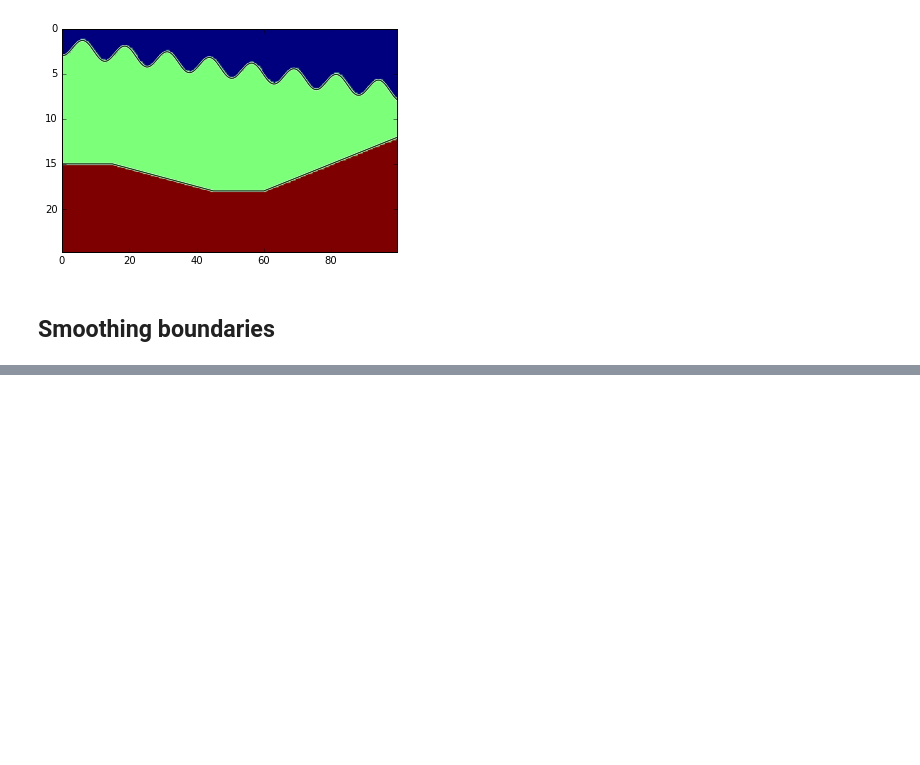
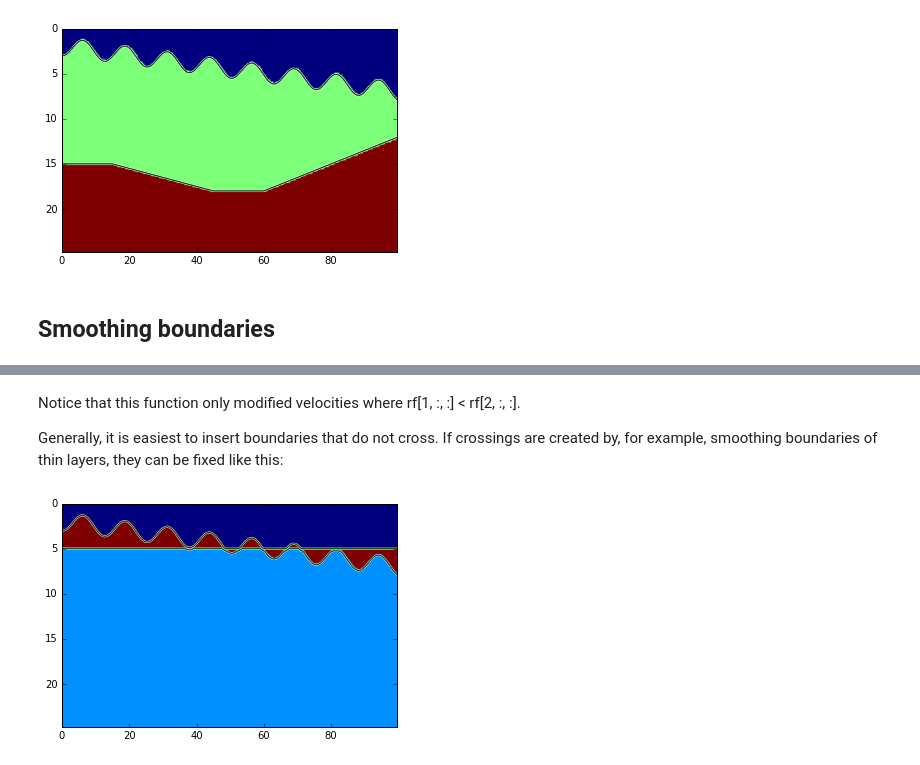
Before and after one commit to rvbelefonte/PyVM, a Jupyter notebook: examples/layer_boundaries.ipynb, the cells around one changed output, grey strips where cells are left out. Saved outputs shown, nothing was run; the diff lists cells and outputs as text; code cells hidden in the pictures; blank space fills up the shorter version.

```diff
--- a/examples/layer_boundaries.ipynb
+++ b/examples/layer_boundaries.ipynb
@@ -81,0 +104,30 @@ vm.plot()
+# %% [markdown]
+Notice that this function only modified velocities where rf[1, :, :] < rf[2, :, :].
+
+Generally, it is easiest to insert boundaries that do not cross. If crossings are created by, for example, smoothing boundaries of thin layers, they can be fixed like this:
+# %%
+# put boundaries in correct order
+for ir in range(1, vm.nr):
+    _top = vm.rf[ir - 1]
+    _bot = vm.rf[ir]
+
+    top = np.minimum(_top, _bot)
+    bot = np.maximum(_top, _bot)
+
+    vm.rf[ir - 1] = top
+    vm.rf[ir] = bot
+
+# ensure minimum spacing between boundaries
+min_dz = vm.dz
+for ir in range(1, vm.nr):
+    dz = vm.rf[ir] - vm.rf[ir  - 1]
+    idx = np.nonzero(dz < min_dz)
+    vm.rf[ir][idx] += min_dz  - dz[idx]
+
+# reassign velocities
+vm.define_constant_layer_velocity(1, 9.)
+vm.define_constant_layer_velocity(2, 3.5)
+
+vm.plot()
+# %% [output]
+[figure, added]
```
Also changed, not shown: parts of 10 cells of this notebook, 2 other files.
